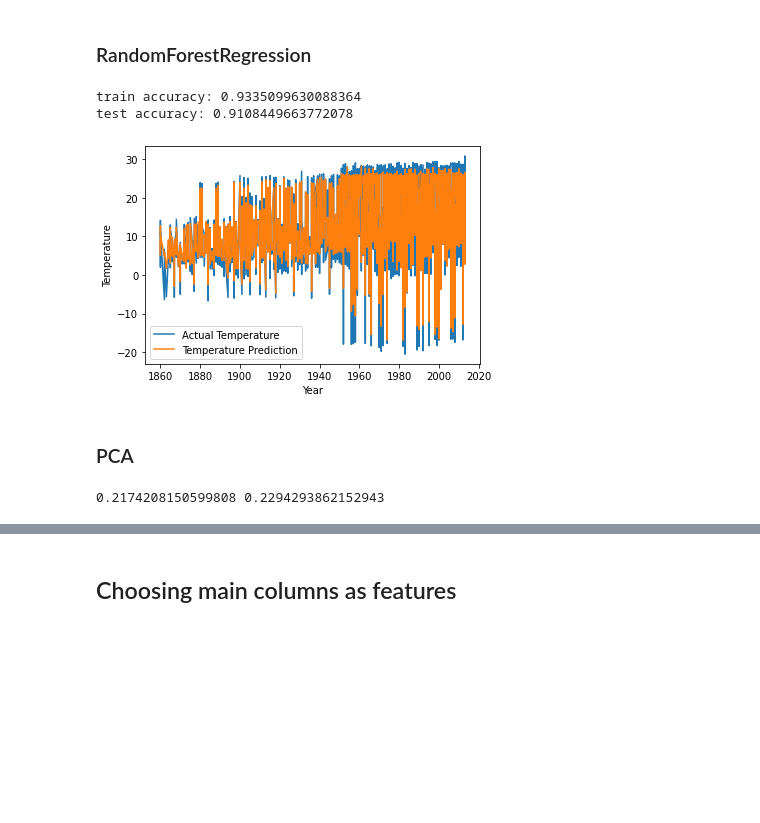
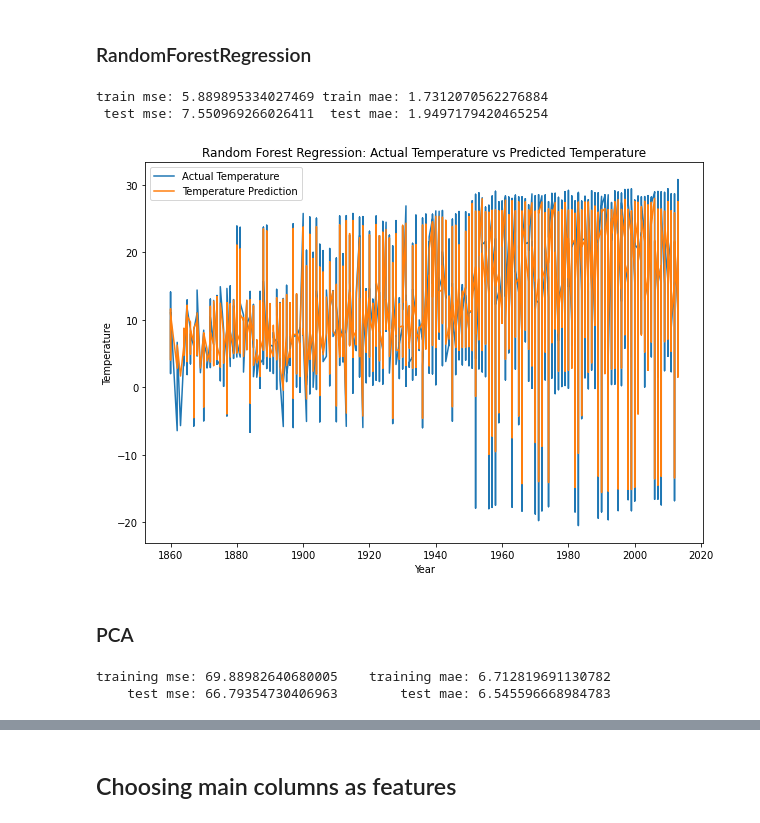
Before and after one commit to sumants-dev/CIS545-Project, a Jupyter notebook: global_temp_modelling.ipynb, the cells around one changed output, grey strips where cells are left out. Saved outputs shown, nothing was run; the diff lists cells and outputs as text; code cells hidden in the pictures; blank space fills up the shorter version.

```diff
--- a/global_temp_modelling.ipynb
+++ b/global_temp_modelling.ipynb
@@ -230,8 +230,8 @@ except NameError:
     spark = SparkSession.builder.appName('Initial').getOrCreate()
     sqlContext=SQLContext(spark)
 # %%
-train_sdf = spark.read.csv("/content/co2_le.csv", header=True, inferSchema=True)
-train_sdf.show()
+co2_sdf = spark.read.csv("/content/co2_le.csv", header=True, inferSchema=True)
+co2_sdf.show()
 # %% [output]
 +---+---------------+----+------------------+--------------------+--------------------+--------------------+-------------------------------+--------------------+--------------------+------------------ ...
 |_c0|iso_code_labels|year|oil_co2_per_capita|             oil_co2|share_global_oil_co2|  cumulative_oil_co2|share_global_cumulative_oil_co2|      co2_growth_abs|      co2_per_capita|                 c ...
@@ -286,7 +286,7 @@ assembler = VectorAssembler(inputCols=columns_to_use, outputCol="features")
 # %%
 from pyspark.ml import Pipeline
 
-modified_data_sdf = assembler.transform(train_sdf)
+modified_data_sdf = assembler.transform(co2_sdf)
 modified_data_sdf.show()
 # %% [output]
 +---+---------------+----+------------------+--------------------+--------------------+--------------------+-------------------------------+--------------------+--------------------+------------------ ...
@@ -422,28 +435,32 @@ rfc = RandomForestRegressor(featuresCol="features",labelCol="AvgYearlyTemp", max
 rfModel = rfc.fit(train_sdf)
 # %%
-# TODO predictions
-train_prediction = rfModel.transform(train_sdf)
-test_prediction = rfModel.transform(test_sdf)
+# predictions
+rf_train_prediction = rfModel.transform(train_sdf)
+rf_test_prediction = rfModel.transform(test_sdf)
-# %%
-# TODO evaluate predictions
-train_accuracy = evaluator.evaluate(train_prediction, {evaluator.metricName: "r2"})
-test_accuracy = evaluator.evaluate(test_prediction, {evaluator.metricName: "r2"})
-print("train accuracy:", train_accuracy)
-print("test accuracy:", test_accuracy)
-# %% [output]
-train accuracy: 0.9335099630088364
-test accuracy: 0.9108449663772078
+# %%
+# evaluate predictions
+train_mse = evaluator.evaluate(rf_train_prediction, {evaluator.metricName: "mse"})
+train_mae = evaluator.evaluate(rf_train_prediction, {evaluator.metricName: "mae"})
+test_mse = evaluator.evaluate(rf_test_prediction, {evaluator.metricName: "mse"})
+test_mae = evaluator.evaluate(rf_test_prediction, {evaluator.metricName: "mae"})
+print("train mse:", train_mse, "train mae:", train_mae)
+print(" test mse:", test_mse, " test mae:", test_mae)
+# %% [output]
+train mse: 5.889895334027469 train mae: 1.7312070562276884
+ test mse: 7.550969266026411  test mae: 1.9497179420465254
 # %%
 # Plotting random forest regressor
-rf_df = test_prediction.toPandas()
+rf_df = rf_test_prediction.toPandas()
+plt.figure(figsize=(10, 7))
 plt.plot(rf_df['year'], rf_df['AvgYearlyTemp'], label = 'Actual Temperature')
 plt.plot(rf_df['year'], rf_df['prediction'], label="Temperature Prediction")
 plt.xlabel('Year')
 plt.ylabel('Temperature')
-plt.legend(loc='lower left')
+plt.legend(loc='upper left')
+plt.title("Random Forest Regression: Actual Temperature vs Predicted Temperature")
 plt.show()
 # %% [output]
-[figure, old version]
+[figure, new version]
 # %% [markdown]
 ### PCA
 # %%
@@ -470,7 +486,0 @@ test_prediction = pca_model.transform(test_sdf)
-# %%
-# k=2 TODO evaluate predictions
-training_pca = evaluator.evaluate(train_prediction, {evaluator.metricName: "r2"})
-test_pca = evaluator.evaluate(test_prediction, {evaluator.metricName: "r2"})
-print(training_pca, test_pca)
-# %% [output]
-0.2174208150599808 0.2294293862152943
@@ -481,0 +487,11 @@ print(training_pca, test_pca)
+# %%
+# k=8 TODO evaluate predictions
+pca_training_mse = evaluator.evaluate(pca_train_prediction, {evaluator.metricName: "mse"})
+pca_training_mae = evaluator.evaluate(pca_train_prediction, {evaluator.metricName: "mae"})
+pca_test_mse = evaluator.evaluate(pca_test_prediction, {evaluator.metricName: "mse"})
+pca_test_mae = evaluator.evaluate(pca_test_prediction, {evaluator.metricName: "mae"})
+print("training mse:", pca_training_mse, "   training mae:", pca_training_mae)
+print("    test mse:", pca_test_mse, "       test mae:", pca_test_mae)
+# %% [output]
+training mse: 69.88982640680005    training mae: 6.712819691130782
+    test mse: 66.79354730406963        test mae: 6.545596668984783
```
Also changed, not shown: parts of 72 cells of this notebook.
